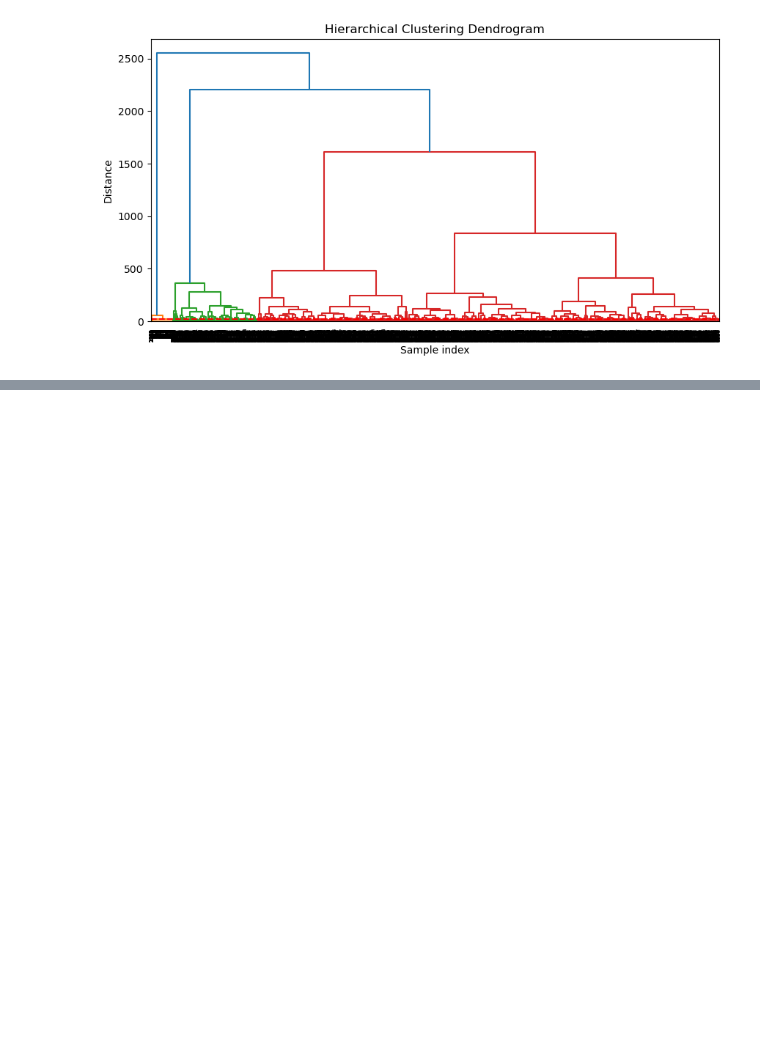
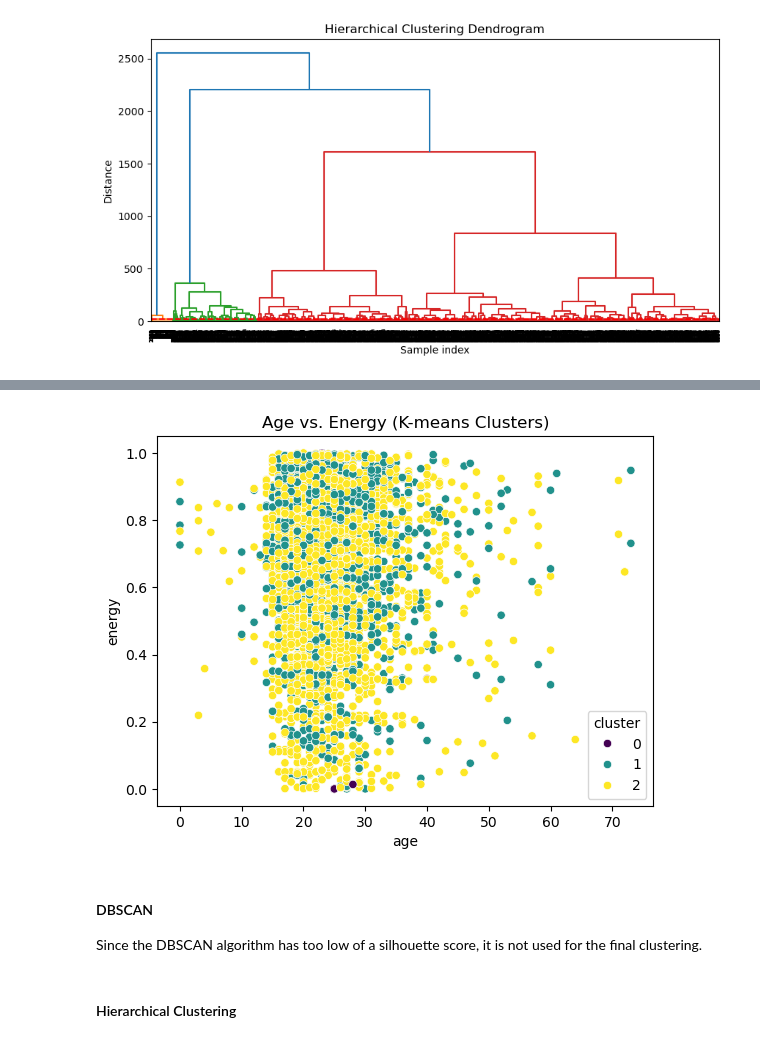
Before and after one commit to anly501/dsan-5000-project-Ale045, a Jupyter notebook: project_website/clustering.ipynb, the cells around one changed output, grey strips where cells are left out. Saved outputs shown, nothing was run; the diff lists cells and outputs as text; code cells hidden in the pictures; blank space fills up the shorter version.

```diff
--- a/project_website/clustering.ipynb
+++ b/project_website/clustering.ipynb
@@ -245,0 +295,14 @@ plt.show()
+# %%
+sns.scatterplot(data=df_compare, x='age', y='energy', hue='cluster', palette='viridis')
+plt.title('Age vs. Energy (K-means Clusters)')
+plt.xlabel('age')
+plt.ylabel('energy')
+plt.show()
+# %% [output]
+[figure, added]
+# %% [markdown]
+#### DBSCAN
+
+Since the DBSCAN algorithm has too low of a silhouette score, it is not used for the final clustering.
+# %% [markdown]
+#### Hierarchical Clustering
```
Also changed, not shown: parts of 28 cells of this notebook.
